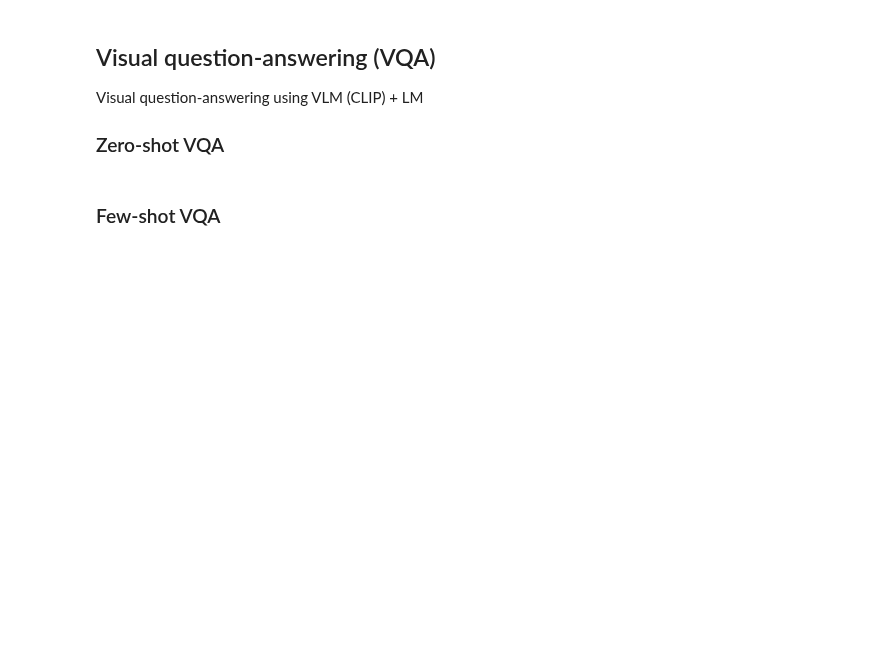
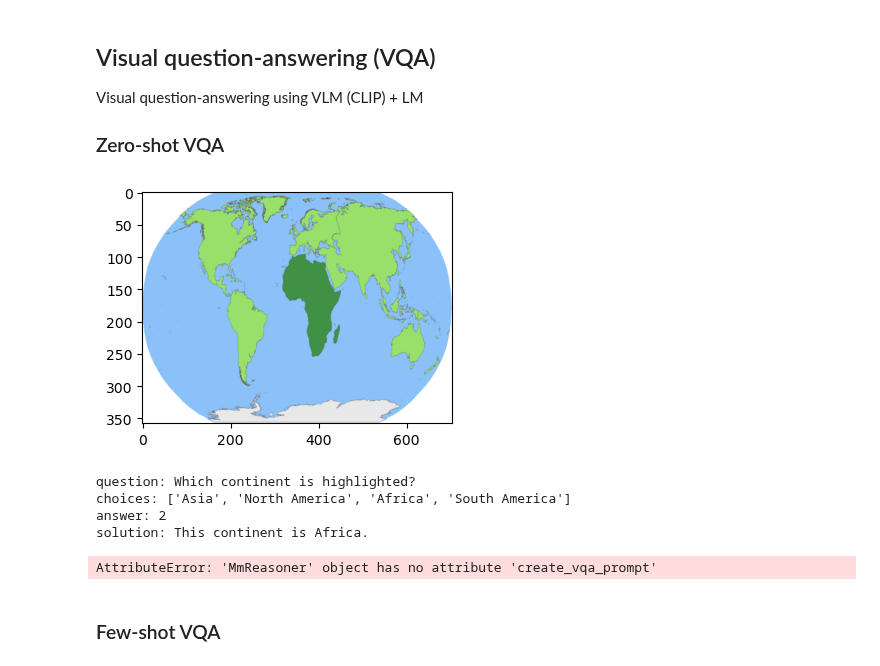
Before and after one commit to milenakapralova/socraticmodels, a Jupyter notebook: notebooks/socratic_mm_reasoning-Copy1.ipynb, the cells around one changed output. Drawn from its saved outputs; the diff is of its cells as text; code cells hidden in the pictures; blank space fills up the shorter version.

```diff
--- a/notebooks/socratic_mm_reasoning-Copy1.ipynb
+++ b/notebooks/socratic_mm_reasoning-Copy1.ipynb
@@ -129,16 +188,24 @@ Visual question-answering using VLM (CLIP) + LM
 # %%
 # get sample
 sample_idx = 148 # 134, 148
-sample = scienceQA_dataset[sample_idx]
+sample = mm_reasoner.science_qa_dataset[sample_idx]
 # show sample
 plt.figure(figsize=(4, 3))
 plt.imshow(sample['image'], aspect='auto')
 plt.show()
 print(f'question: {sample["question"]}\nchoices: {sample["choices"]}\nanswer: {sample["answer"]}\nsolution: {sample["solution"]}')
+# %% [output]
+[figure, added]
+question: Which continent is highlighted?
+choices: ['Asia', 'North America', 'Africa', 'South America']
+answer: 2
+solution: This continent is Africa.
 # %%
 # compose prompt
-prompt = prompt_generator.create_vqa_prompt(sample, clip_manager, vocab_manager, place_feats, obj_feats)
+prompt = mm_reasoner.create_vqa_prompt_from_sample(sample)
 print(f'prompt: {prompt}\n')
+# %% [output]
+AttributeError: 'MmReasoner' object has no attribute 'create_vqa_prompt'
 # %%
 # generate outputs from LM
 if lm_model == 'gpt':
```
Also changed, not shown: parts of 14 cells of this notebook, 2 other files.
